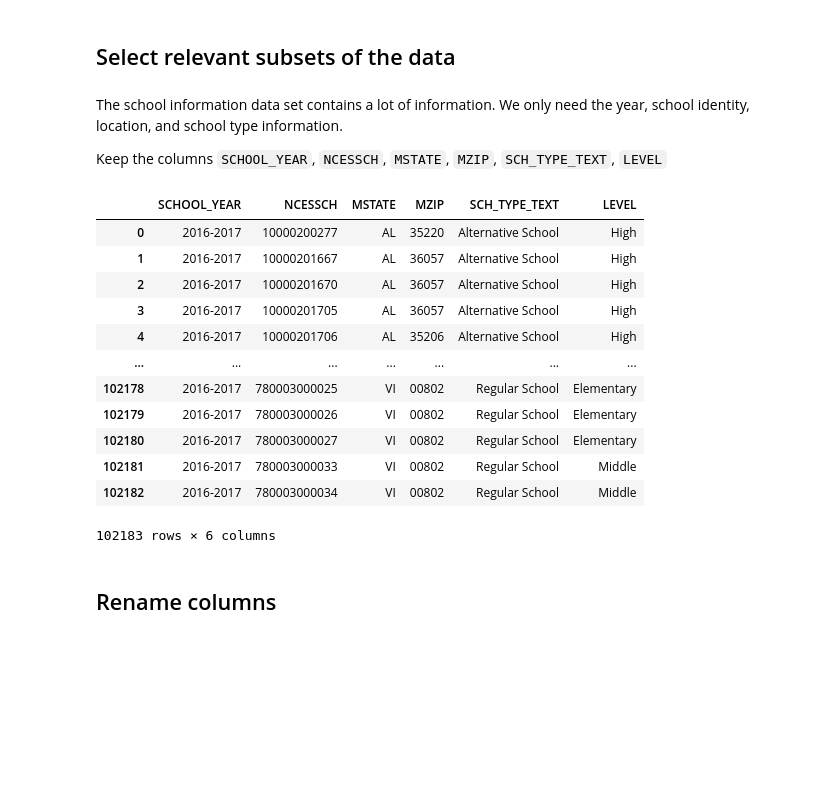
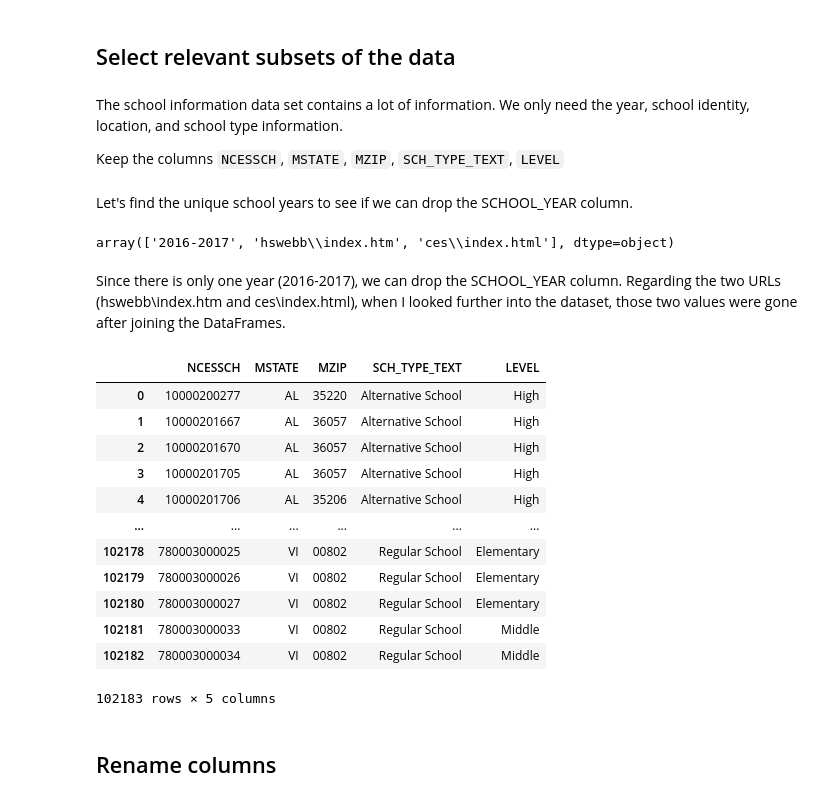
Before and after one commit to David-S-2002/Education-Project, a Jupyter notebook: David_Stanko_data_preparation_education.ipynb, the cells around one changed output. Saved outputs shown, nothing was run; the diff lists cells and outputs as text; code cells hidden in the pictures; blank space fills up the shorter version.

```diff
--- a/David_Stanko_data_preparation_education.ipynb
+++ b/David_Stanko_data_preparation_education.ipynb
@@ -223,24 +223,32 @@ The data types are correct now.
 # %% [markdown]
 The school information data set contains a lot of information. We only need the year, school identity, location, and school type information.
 
-Keep the columns `SCHOOL_YEAR`, `NCESSCH`, `MSTATE`, `MZIP`, `SCH_TYPE_TEXT`, `LEVEL`
+Keep the columns `NCESSCH`, `MSTATE`, `MZIP`, `SCH_TYPE_TEXT`, `LEVEL`
+# %% [markdown]
+Let's find the unique school years to see if we can drop the SCHOOL_YEAR column.
+# %%
+school_info['SCHOOL_YEAR'].unique()
+# %% [output]
+array(['2016-2017', 'hswebb\\index.htm', 'ces\\index.html'], dtype=object)
+# %% [markdown]
+Since there is only one year (2016-2017), we can drop the SCHOOL_YEAR column. Regarding the two URLs (hswebb\\index.htm and ces\\index.html), when I looked further into the dataset, those two values were gone after joining the DataFrames.
 # %%
-school_info = school_info[["SCHOOL_YEAR", "NCESSCH", "MSTATE", "MZIP", "SCH_TYPE_TEXT", "LEVEL"]]
+school_info = school_info[["NCESSCH", "MSTATE", "MZIP", "SCH_TYPE_TEXT", "LEVEL"]]
 school_info
 # %% [output]
-|  | SCHOOL_YEAR | NCESSCH | MSTATE | MZIP | SCH_TYPE_TEXT | LEVEL |
-| 0 | 2016-2017 | 10000200277 | AL | 35220 | Alternative School | High |
-| 1 | 2016-2017 | 10000201667 | AL | 36057 | Alternative School | High |
-| 2 | 2016-2017 | 10000201670 | AL | 36057 | Alternative School | High |
-| 3 | 2016-2017 | 10000201705 | AL | 36057 | Alternative School | High |
-| 4 | 2016-2017 | 10000201706 | AL | 35206 | Alternative School | High |
-| ... | ... | ... | ... | ... | ... | ... |
-| 102178 | 2016-2017 | 780003000025 | VI | 00802 | Regular School | Elementary |
-| 102179 | 2016-2017 | 780003000026 | VI | 00802 | Regular School | Elementary |
-| 102180 | 2016-2017 | 780003000027 | VI | 00802 | Regular School | Elementary |
-| 102181 | 2016-2017 | 780003000033 | VI | 00802 | Regular School | Middle |
-| 102182 | 2016-2017 | 780003000034 | VI | 00802 | Regular School | Middle |
+|  | NCESSCH | MSTATE | MZIP | SCH_TYPE_TEXT | LEVEL |
+| 0 | 10000200277 | AL | 35220 | Alternative School | High |
+| 1 | 10000201667 | AL | 36057 | Alternative School | High |
+| 2 | 10000201670 | AL | 36057 | Alternative School | High |
+| 3 | 10000201705 | AL | 36057 | Alternative School | High |
+| 4 | 10000201706 | AL | 35206 | Alternative School | High |
+| ... | ... | ... | ... | ... | ... |
+| 102178 | 780003000025 | VI | 00802 | Regular School | Elementary |
+| 102179 | 780003000026 | VI | 00802 | Regular School | Elementary |
+| 102180 | 780003000027 | VI | 00802 | Regular School | Elementary |
+| 102181 | 780003000033 | VI | 00802 | Regular School | Middle |
+| 102182 | 780003000034 | VI | 00802 | Regular School | Middle |
-102183 rows × 6 columns
+102183 rows × 5 columns
 # %% [markdown]
 ## Rename columns
 # %% [markdown]
```
Also changed, not shown: parts of 13 cells of this notebook, 2 other files.
